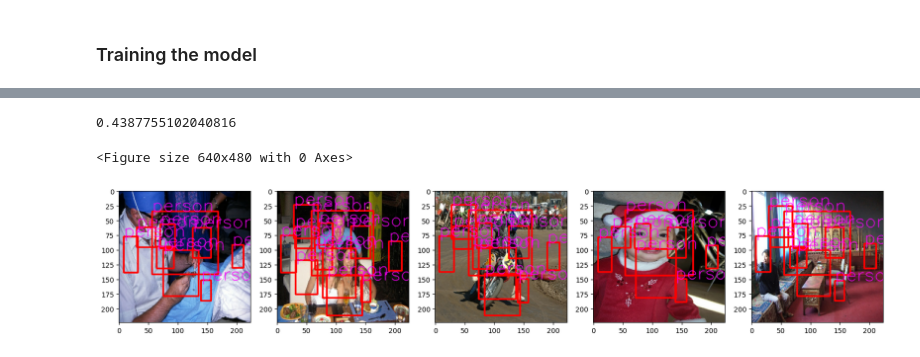
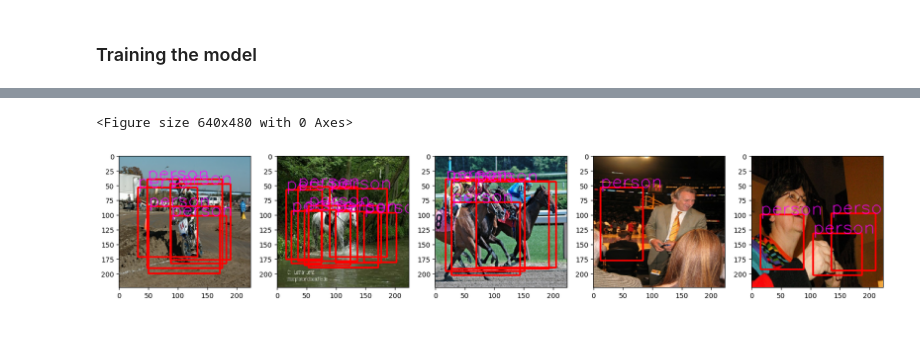
Before and after one commit to BUSY-LOOPING/YOLO-v1-Tensorflow2.0, a Jupyter notebook: 2.Build-Using 2 classes.ipynb, the cells around one changed output, grey strips where cells are left out. Cells and saved outputs as stored; diff of their text form; code cells hidden in the pictures.

Commit message:
improved arch, losses

```diff
--- a/2.Build-Using 2 classes.ipynb
+++ b/2.Build-Using 2 classes.ipynb
@@ -399,6 +401,7 @@ from tensorflow.keras.models import Sequential, Model
 from tensorflow.keras.layers import Dense, InputLayer, Dropout, Flatten, Reshape
 from tensorflow.keras.layers import Conv2D, MaxPooling2D, GlobalMaxPooling2D, BatchNormalization
 from tensorflow.keras.regularizers import l2
+from tensorflow.keras.applications import VGG16, ResNet50
 
 lrelu = tf.keras.layers.LeakyReLU(alpha=0.1)
 
@@ -412,7 +415,7 @@ img_h=grid_h*cell_h
 
 featureExtractor = Sequential()
 featureExtractor.add(
-    tf.keras.applications.ResNet50(
+    VGG16(
         include_top=False,
         weights = 'imagenet',
         input_shape =(img_h, img_w, 3)
@@ -425,7 +428,6 @@ model = Sequential()
 model.add(featureExtractor)
 model.add(MaxPooling2D((2, 2)))
 model.add(BatchNormalization())
-
 model.add(Flatten())
 model.add(Dense(1024, activation = lrelu))
 model.add(Dropout(0.5))
@@ -521,11 +523,14 @@ def CoordLoss(y_true, y_pred) :
     #find if the object exists in the grid
     existsObject = tf.expand_dims(y_true[..., 6], -1)
 
-    xy_pred = existsObject * y_pred[..., 2:4]
-    xy_true = existsObject * y_true[..., 2:4]
+    xy_pred = y_pred[..., 2:4]
+    xy_true = y_true[..., 2:4]
 
-    wh_pred = existsObject * tf.math.sign(y_pred[..., 4:6]) * tf.sqrt(tf.math.abs(y_pred[..., 4:6]))
-    wh_true = existsObject * tf.sqrt(y_true[..., 4:6])
+    #wh_pred = existsObject * tf.math.sign(y_pred[..., 4:6]) * tf.sqrt(tf.math.abs(y_pred[..., 4:6]))
+    #wh_true = existsObject * tf.sqrt(y_true[..., 4:6])
+
+    wh_pred = y_pred[..., 4:6]
+    wh_true = y_true[..., 4:6]
 
     coordLoss = tf.reduce_sum(tf.math.square(wh_pred - wh_true))
     coordLoss += tf.reduce_sum(tf.math.square(xy_pred - xy_true))
@@ -554,9 +559,18 @@ def ConfidenceLoss(y_true, y_pred):
 def ClassLoss(y_true, y_pred) :
     #find if the object exists in the grid
     existsObject = tf.expand_dims(y_true[..., 6], -1)
-    classLoss = tf.reduce_sum(tf.math.square(existsObject * (y_true[..., :2] - y_pred[..., :2])))
+     # Compute binary cross-entropy loss
+    classLoss = tf.keras.losses.binary_crossentropy(tf.expand_dims(y_true[..., :2], -1), tf.expand_dims(y_pred[..., :2], -1))
 
-    return classLoss / tf.cast(tf.math.count_nonzero(existsObject) , dtype = tf.float32) #for mean
+    # Apply masking based on object existence
+    classLoss = existsObject * existsObject
+
+    # Compute the mean loss only for existing objects
+    classLoss = tf.reduce_sum(classLoss) + 1e-4  # Adding a small epsilon to avoid division by zero
+    return tf.cast(classLoss, dtype = tf.float32)
+    #classLoss = tf.reduce_sum(tf.math.square(existsObject * (y_true[..., :2] - y_pred[..., :2])))
+
+    #return classLoss / tf.cast(tf.math.count_nonzero(existsObject) , dtype = tf.float32) #for mean
 
 def accuracy(y_true, y_pred) :
     return tf.math.count_nonzero(tf.argmax(y_true[..., :2], axis=-1) == tf.argmax(y_pred[..., :2], axis=-1))
@@ -581,6 +595,6 @@ lr_decay # the drop in lr rate after each epoch
 # %%
 opt = tf.keras.optimizers.Adam(learning_rate=1e-2,
-                               decay=lr_decay
+                               #decay=lr_decay
                               )
 model.compile(opt, loss=yoloLoss, metrics = [CoordLoss, ConfidenceLoss, ClassLoss])
 # %% [markdown]
@@ -588,11 +602,11 @@ model.compile(opt, loss=yoloLoss, metrics = [CoordLoss, ConfidenceLoss, ClassLos
 # %%
 logdir = os.path.join('logs', '2 classes')
 tensorboard_callback = tf.keras.callbacks.TensorBoard(log_dir=logdir)
-early_stopping_callback = tf.keras.callbacks.EarlyStopping(patience=2,monitor='val_loss',)
+early_stopping_callback = tf.keras.callbacks.EarlyStopping(patience=5,monitor='val_loss',)
 
 hist = model.fit(x=train,
           #batch_size=batch_size,
-          epochs = (8),
+          epochs = (10),
           verbose = 1,
           workers= 8,
           validation_data = val,
@@ -600,6 +614,6 @@ hist = model.fit(x=train,
                tensorboard_callback,
                early_stopping_callback,
               #CustomLearningRateScheduler(lr_schedule),
-              mcp_save
+              #mcp_save
           ])
 # %% [output]
@@ -665,4 +675,0 @@ res = (a[0], eval_)
-# %%
-((res[1][..., :2].argmax(-1)) == (a[1][..., :2].argmax(-1))).mean()
-# %% [output]
-0.4387755102040816
@@ -669,7 +678,7 @@ res = (a[0], eval_)
 # %%
 plt.figure()
 start = 0
-confidence_thresh = 0.1
+confidence_thresh = 0.05
 
 grid_width = 1 / 7
 grid_dimen = np.array([224 * grid_width, 224 * grid_width]).astype(np.int32)
@@ -686,31 +695,31 @@ for idx in range(plots) :
             if res[1][idx + start, i, j, 6] < confidence_thresh or class_idx != 1: continue
             sample_coords = res[1][idx + start,i, j, 2:6] #[x, y, w, h]
 
             #width = sample_coords[2] * grid_dimen[0]
             #height = sample_coords[3] * grid_dimen[1]
             width = sample_coords[2] * 224
             height = sample_coords[3] * 224
             x1 = (j * grid_dimen[0]) + (sample_coords[0] * grid_dimen[0]) - (width / 2)
             y1 = (i * grid_dimen[1]) + (sample_coords[1] * grid_dimen[1]) - (height / 2)
             x2 = x1 + width
             y2 = y1 + height
             cv.rectangle(sample_image,
                          tuple(np.array([x1, y1]).astype(np.int32)),
                          tuple(np.array([x2, y2]).astype(np.int32)),
                          (255, 0, 0),
                          2)
 
             cv.putText(img=sample_image,
                    text = list_classes[class_idx],
                    org = tuple(np.array([x1, y1]).astype(np.int32)),
                    fontFace = cv.FONT_HERSHEY_SIMPLEX,
                    fontScale = 1,
                    color = (255, 0, 255),
                    thickness =1,
                     lineType = cv.LINE_AA
                    )
     ax[idx].imshow(sample_image)
 plt.show()
 # %% [output]
 <Figure size 640x480 with 0 Axes>
-[figure, old version]
+[figure, new version]
```
Also changed, not shown: parts of 18 cells of this notebook, 7 other files.
